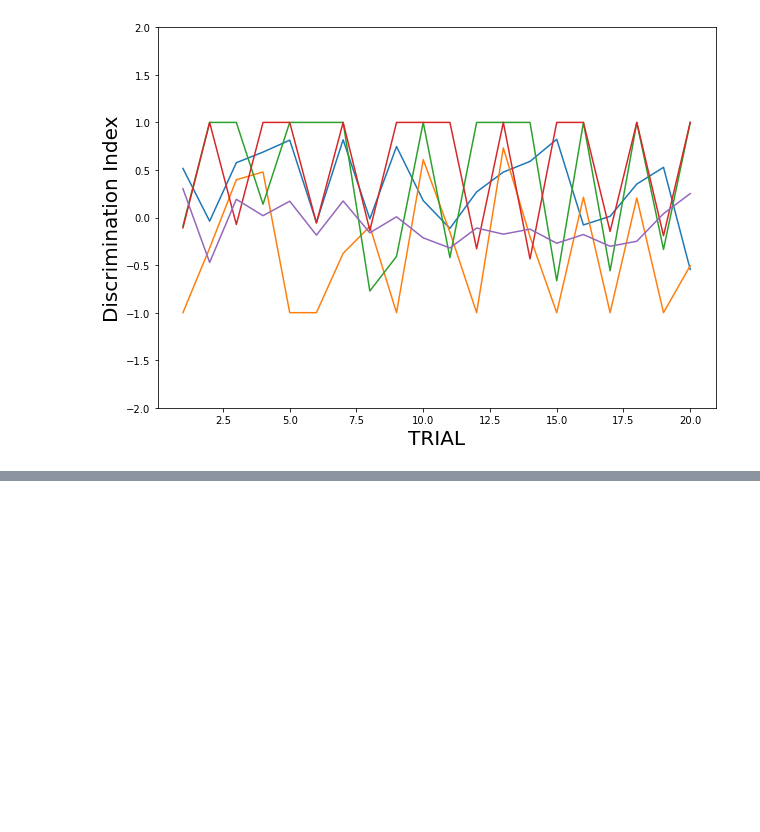
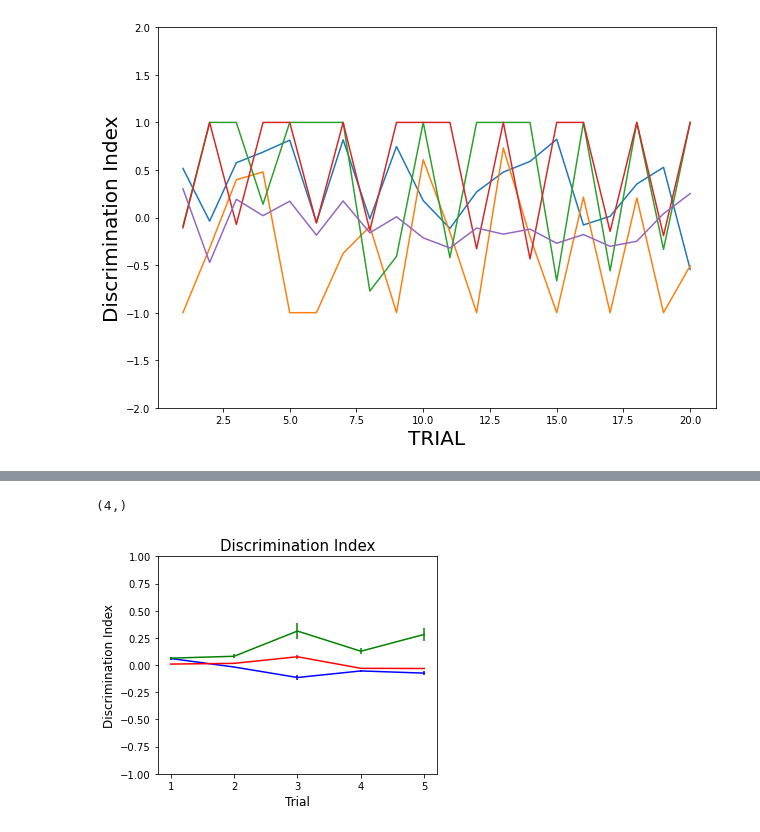
Before and after one commit to melisamc89/neural_analysys, a Jupyter notebook: src/discrimination_index.ipynb, the cells around one changed output, grey strips where cells are left out. Cells and saved outputs as stored; diff of their text form; code cells hidden in the pictures; blank space fills up the shorter version.

```diff
--- a/src/discrimination_index.ipynb
+++ b/src/discrimination_index.ipynb
@@ -227,0 +259,29 @@ figure.savefig(di_path)
+# %%
+r_occ2.shape
+# %% [output]
+(4,)
+# %%
+figure_path = os.environ['PROJECT_DIR'] +'neural_analysis/figures/mean_representational_distance/lda_3/'
+
+label = ['Discrimination Index']
+figure, axes = plt.subplots()
+trial_id = np.arange(1,6)
+
+axes.errorbar(trial_id,r_occ1,r_occ1_sem, color = 'b')
+axes.errorbar(trial_id,s_occ1,s_occ1_sem, color = 'r')
+axes.errorbar(trial_id,o_occ1,o_occ1_sem, color = 'g')
+
+trials_comparison_pos = [1,2,3,4,5]
+
+axes.set_xticks(trials_comparison_pos)
+axes.set_ylim([-1,1])
+axes.set_xlabel('Trial', fontsize = 12)
+axes.set_ylabel('Discrimination Index', fontsize = 12)
+axes.set_title(label[0],fontsize = 15)
+
+figure.set_size_inches([5,4])
+figure.patch.set_facecolor('white')
+
+figure.savefig(figure_path + 'DI_trials.png')
+# %% [output]
+[figure, added]
```
Also changed, not shown: parts of 9 cells of this notebook, 14 other files.
